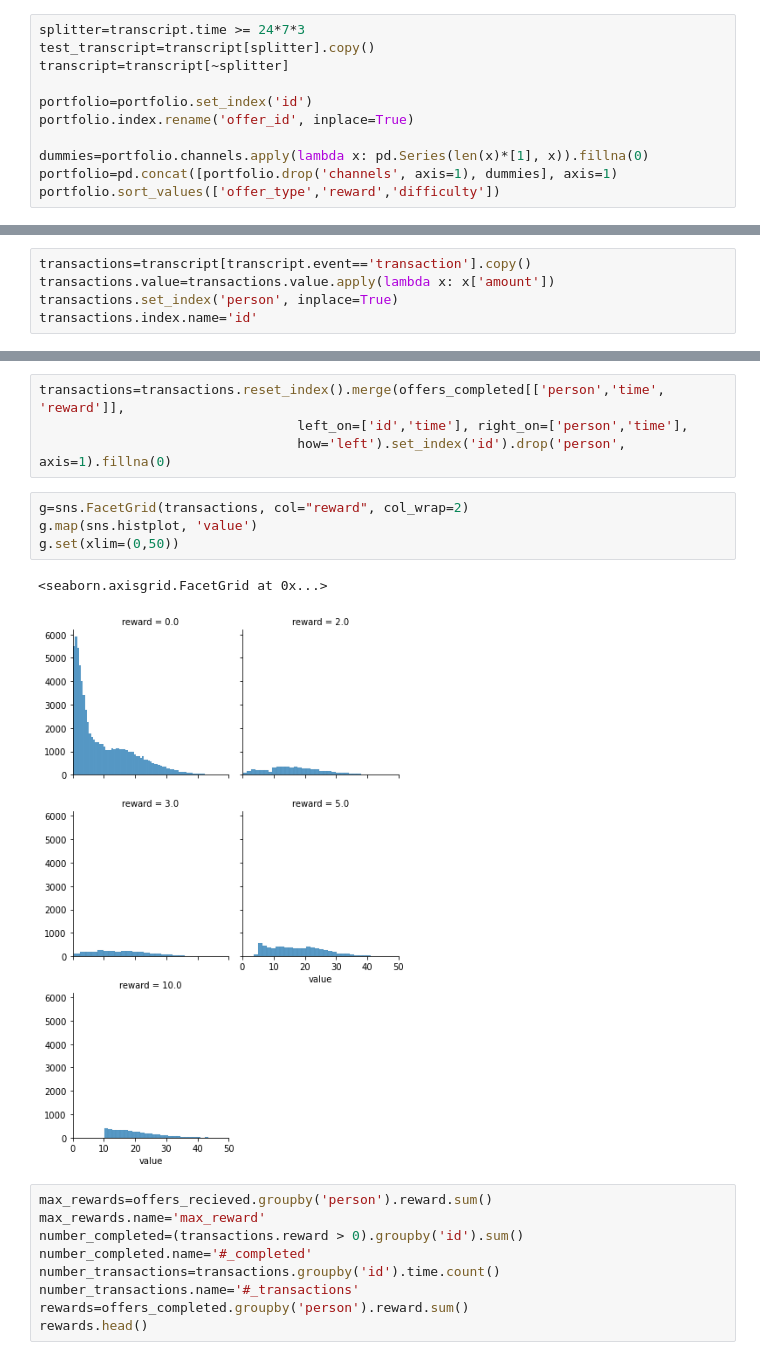
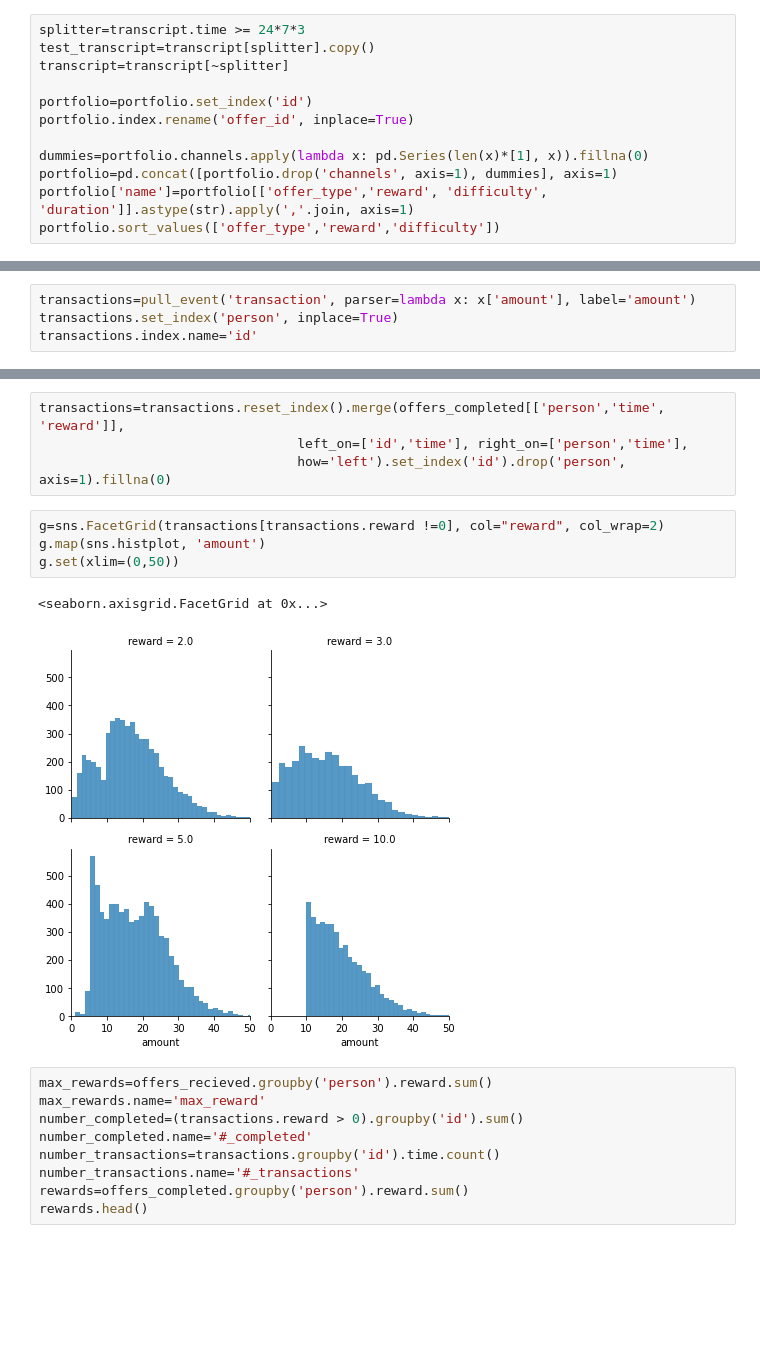
Before and after one commit to Stigant/Starbucks-Project, a Jupyter notebook: Starbucks_Capstone_notebook.ipynb, the cells around one changed output, grey strips where cells are left out. Drawn from its saved outputs; the diff is of its cells as text; blank space fills up the shorter version.

```diff
--- a/Starbucks_Capstone_notebook.ipynb
+++ b/Starbucks_Capstone_notebook.ipynb
@@ -92,5 +96,6 @@ portfolio.index.rename('offer_id', inplace=True)
 
 dummies=portfolio.channels.apply(lambda x: pd.Series(len(x)*[1], x)).fillna(0)
 portfolio=pd.concat([portfolio.drop('channels', axis=1), dummies], axis=1)
+portfolio['name']=portfolio[['offer_type','reward', 'difficulty', 'duration']].astype(str).apply(','.join, axis=1)
 portfolio.sort_values(['offer_type','reward','difficulty'])
 # %% [output]
@@ -155,6 +154,5 @@ profile=profile.dropna()
 # %%
-transactions=transcript[transcript.event=='transaction'].copy()
-transactions.value=transactions.value.apply(lambda x: x['amount'])
+transactions=pull_event('transaction', parser=lambda x: x['amount'], label='amount')
 transactions.set_index('person', inplace=True)
 transactions.index.name='id'
 # %%
@@ -249,12 +241,12 @@ transactions=transactions.reset_index().merge(offers_completed[['person','time',
                                  left_on=['id','time'], right_on=['person','time'],
                                  how='left').set_index('id').drop('person', axis=1).fillna(0)
 # %%
-g=sns.FacetGrid(transactions, col="reward", col_wrap=2)
-g.map(sns.histplot, 'value')
+g=sns.FacetGrid(transactions[transactions.reward !=0], col="reward", col_wrap=2)
+g.map(sns.histplot, 'amount')
 g.set(xlim=(0,50))
 # %% [output]
 <seaborn.axisgrid.FacetGrid at 0x...>
-[figure, old version]
+[figure, new version]
 # %%
 max_rewards=offers_recieved.groupby('person').reward.sum()
 max_rewards.name='max_reward'
```
Also changed, not shown: parts of 82 cells of this notebook.
